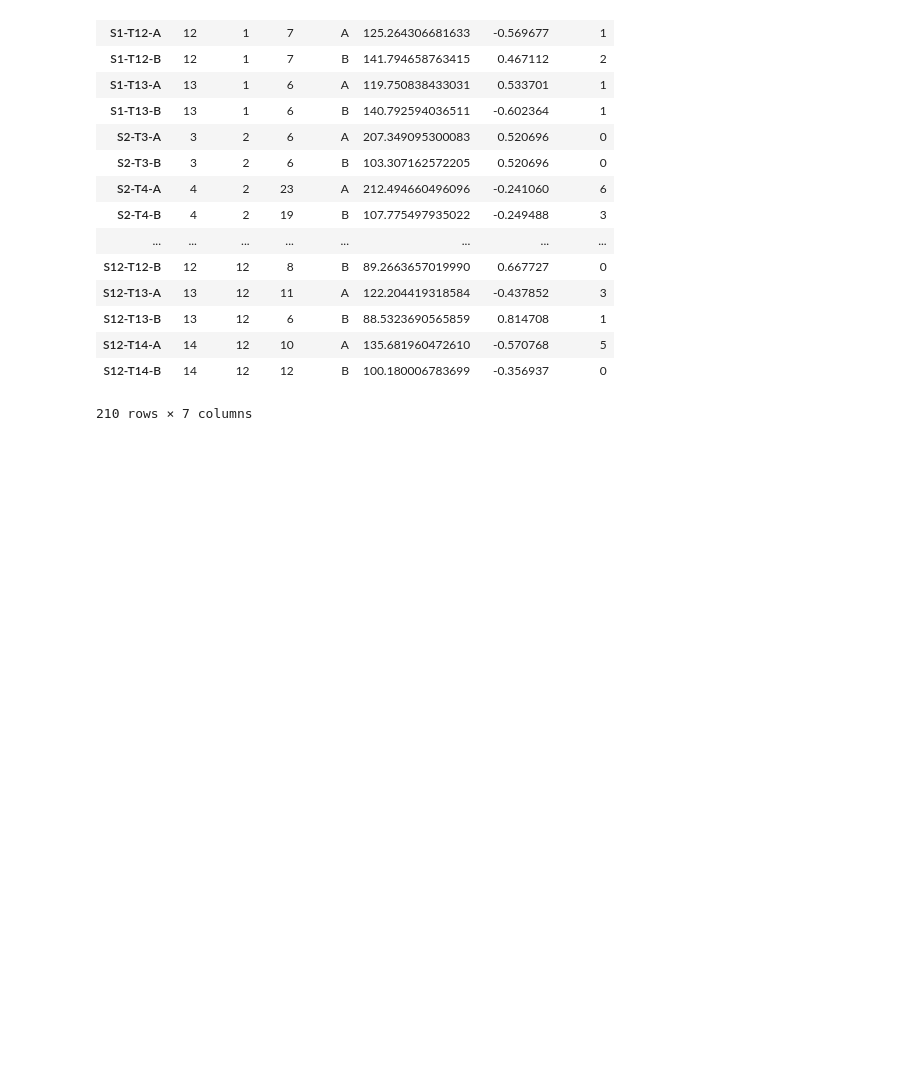
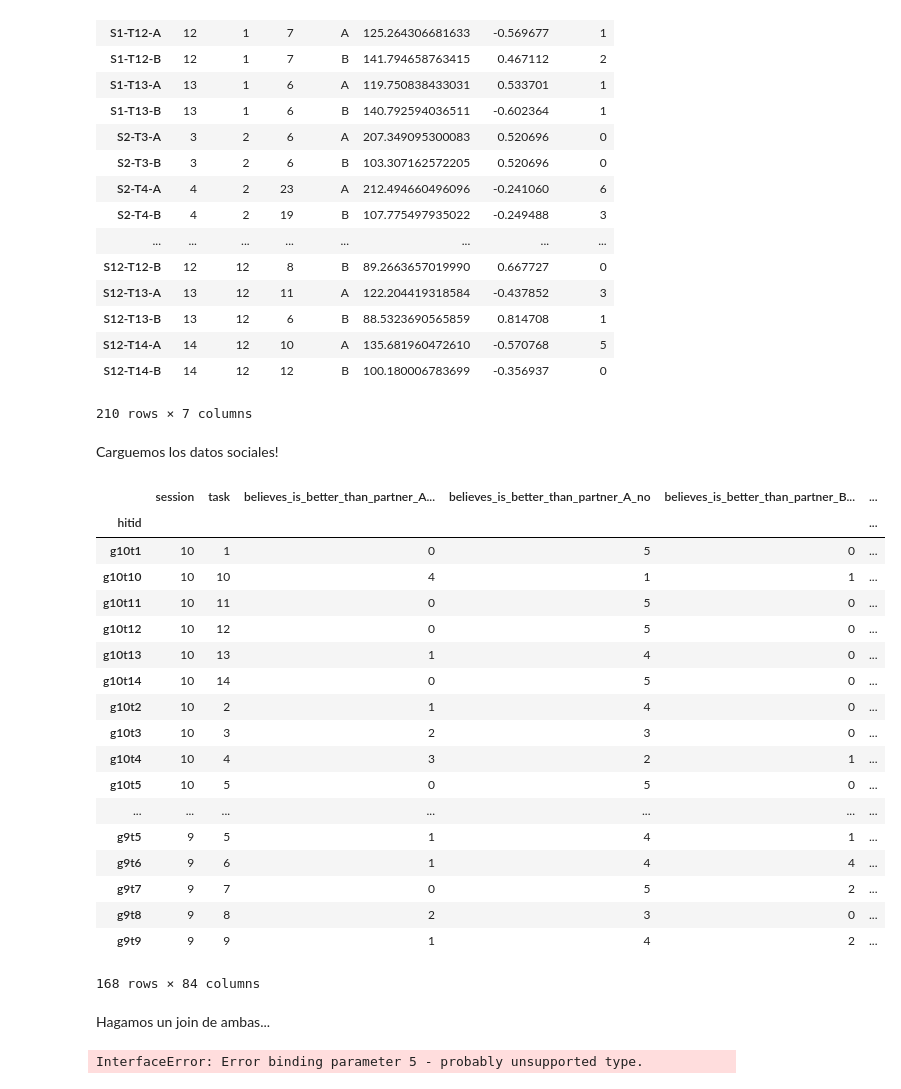
Before and after one commit to luquesky/tesis, a Jupyter notebook: session_table.ipynb, the cells around one changed output. Drawn from its saved outputs; the diff is of its cells as text; code cells hidden in the pictures; blank space fills up the shorter version.

```diff
--- a/session_table.ipynb
+++ b/session_table.ipynb
@@ -55,3 +55,35 @@ display(analysis)
 # %%
 for session in sessions:
     mapper.save(session)
+# %% [markdown]
+Carguemos los datos sociales!
+# %%
+social_variables = pd.DataFrame.from_csv("data/social-variables.csv")
+
+display(social_variables)
+# %% [output]
+|  | session | task | believes_is_better_than_partner_A... | believes_is_better_than_partner_A_no | believes_is_better_than_partner_B... | ... |
+| hitid |  |  |  |  |  | ... |
+| g10t1 | 10 | 1 | 0 | 5 | 0 | ... |
+| g10t10 | 10 | 10 | 4 | 1 | 1 | ... |
+| g10t11 | 10 | 11 | 0 | 5 | 0 | ... |
+| g10t12 | 10 | 12 | 0 | 5 | 0 | ... |
+| g10t13 | 10 | 13 | 1 | 4 | 0 | ... |
+| g10t14 | 10 | 14 | 0 | 5 | 0 | ... |
+| g10t2 | 10 | 2 | 1 | 4 | 0 | ... |
+| g10t3 | 10 | 3 | 2 | 3 | 0 | ... |
+| g10t4 | 10 | 4 | 3 | 2 | 1 | ... |
+| g10t5 | 10 | 5 | 0 | 5 | 0 | ... |
+| ... | ... | ... | ... | ... | ... | ... |
+| g9t5 | 9 | 5 | 1 | 4 | 1 | ... |
+| g9t6 | 9 | 6 | 1 | 4 | 4 | ... |
+| g9t7 | 9 | 7 | 0 | 5 | 2 | ... |
+| g9t8 | 9 | 8 | 2 | 3 | 0 | ... |
+| g9t9 | 9 | 9 | 1 | 4 | 2 | ... |
+168 rows × 84 columns
+# %% [markdown]
+Hagamos un join de ambas...
+# %%
+df = pysqldf("SELECT * from analysis INNER JOIN social_variables")
+# %% [output]
+InterfaceError: Error binding parameter 5 - probably unsupported type.
```
Also changed, not shown: 1 other file.
